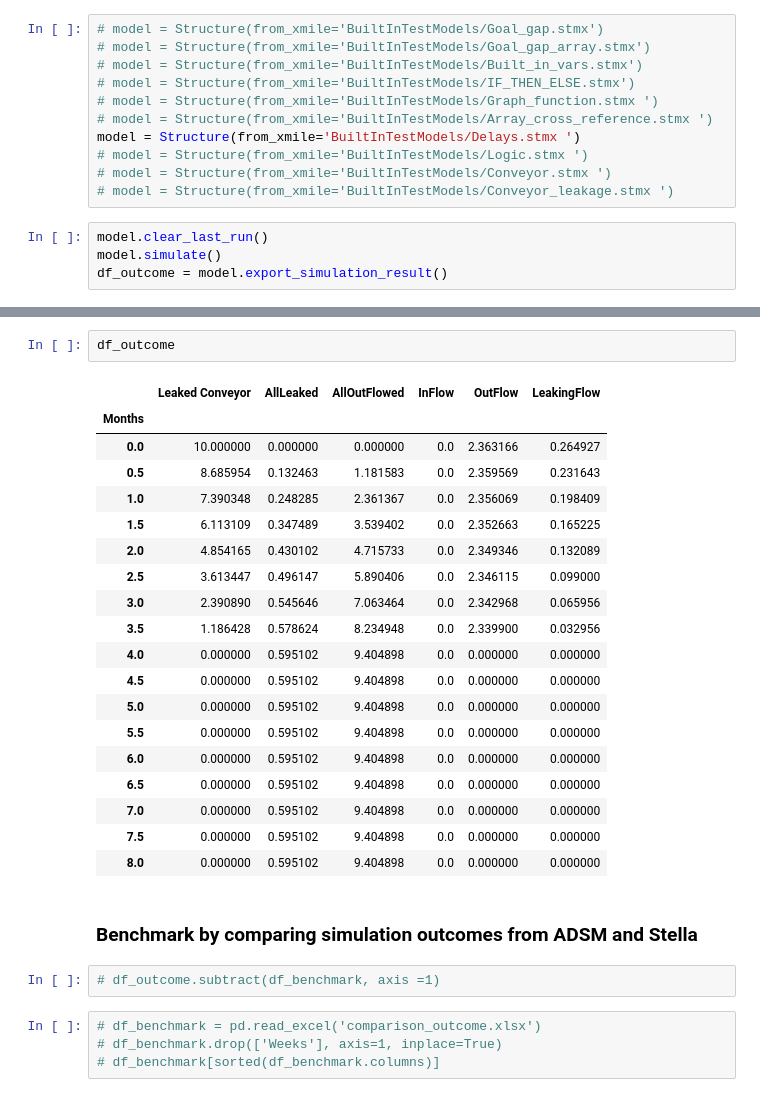
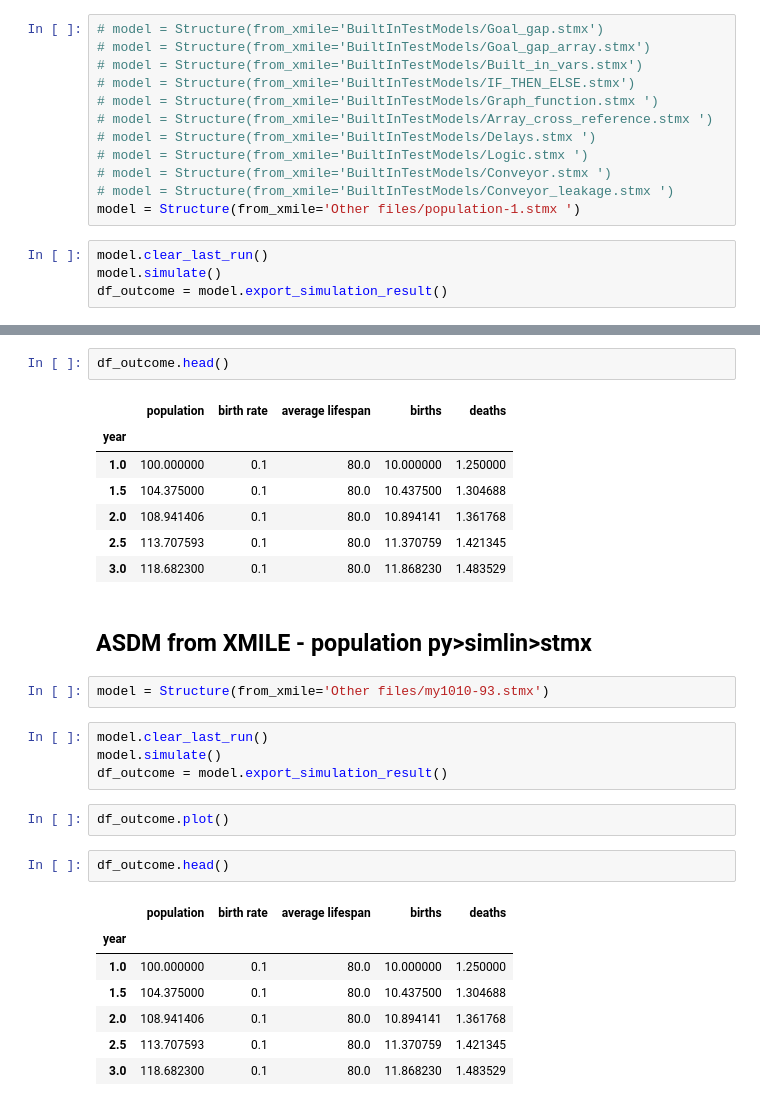
Before and after one commit to nhsx/ASDM, a Jupyter notebook: 3-From_XMILE.ipynb, the cells around one changed output, grey strips where cells are left out. Saved outputs shown, nothing was run; the diff lists cells and outputs as text.

```diff
--- a/3-From_XMILE.ipynb
+++ b/3-From_XMILE.ipynb
@@ -9,10 +11,11 @@ pd.options.display.max_columns = 100
 # model = Structure(from_xmile='BuiltInTestModels/IF_THEN_ELSE.stmx')
 # model = Structure(from_xmile='BuiltInTestModels/Graph_function.stmx ')
 # model = Structure(from_xmile='BuiltInTestModels/Array_cross_reference.stmx ')
-model = Structure(from_xmile='BuiltInTestModels/Delays.stmx ')
+# model = Structure(from_xmile='BuiltInTestModels/Delays.stmx ')
 # model = Structure(from_xmile='BuiltInTestModels/Logic.stmx ')
 # model = Structure(from_xmile='BuiltInTestModels/Conveyor.stmx ')
 # model = Structure(from_xmile='BuiltInTestModels/Conveyor_leakage.stmx ')
+model = Structure(from_xmile='Other files/population-1.stmx ')
 # %%
 model.clear_last_run()
 model.simulate()
@@ -33,30 +28,30 @@ df_outcome.plot()
 # %%
-df_outcome
+df_outcome.head()
 # %% [output]
-|  | Leaked Conveyor | AllLeaked | AllOutFlowed | InFlow | OutFlow | LeakingFlow |
-| Months |  |  |  |  |  |  |
-| 0.0 | 10.000000 | 0.000000 | 0.000000 | 0.0 | 2.363166 | 0.264927 |
-| 0.5 | 8.685954 | 0.132463 | 1.181583 | 0.0 | 2.359569 | 0.231643 |
-| 1.0 | 7.390348 | 0.248285 | 2.361367 | 0.0 | 2.356069 | 0.198409 |
-| 1.5 | 6.113109 | 0.347489 | 3.539402 | 0.0 | 2.352663 | 0.165225 |
-| 2.0 | 4.854165 | 0.430102 | 4.715733 | 0.0 | 2.349346 | 0.132089 |
-| 2.5 | 3.613447 | 0.496147 | 5.890406 | 0.0 | 2.346115 | 0.099000 |
-| 3.0 | 2.390890 | 0.545646 | 7.063464 | 0.0 | 2.342968 | 0.065956 |
-| 3.5 | 1.186428 | 0.578624 | 8.234948 | 0.0 | 2.339900 | 0.032956 |
-| 4.0 | 0.000000 | 0.595102 | 9.404898 | 0.0 | 0.000000 | 0.000000 |
-| 4.5 | 0.000000 | 0.595102 | 9.404898 | 0.0 | 0.000000 | 0.000000 |
-| 5.0 | 0.000000 | 0.595102 | 9.404898 | 0.0 | 0.000000 | 0.000000 |
-| 5.5 | 0.000000 | 0.595102 | 9.404898 | 0.0 | 0.000000 | 0.000000 |
-| 6.0 | 0.000000 | 0.595102 | 9.404898 | 0.0 | 0.000000 | 0.000000 |
-| 6.5 | 0.000000 | 0.595102 | 9.404898 | 0.0 | 0.000000 | 0.000000 |
-| 7.0 | 0.000000 | 0.595102 | 9.404898 | 0.0 | 0.000000 | 0.000000 |
-| 7.5 | 0.000000 | 0.595102 | 9.404898 | 0.0 | 0.000000 | 0.000000 |
-| 8.0 | 0.000000 | 0.595102 | 9.404898 | 0.0 | 0.000000 | 0.000000 |
+|  | population | birth rate | average lifespan | births | deaths |
+| year |  |  |  |  |  |
+| 1.0 | 100.000000 | 0.1 | 80.0 | 10.000000 | 1.250000 |
+| 1.5 | 104.375000 | 0.1 | 80.0 | 10.437500 | 1.304688 |
+| 2.0 | 108.941406 | 0.1 | 80.0 | 10.894141 | 1.361768 |
+| 2.5 | 113.707593 | 0.1 | 80.0 | 11.370759 | 1.421345 |
+| 3.0 | 118.682300 | 0.1 | 80.0 | 11.868230 | 1.483529 |
-# %% [markdown]
-### Benchmark by comparing simulation outcomes from ADSM and Stella
-# %%
-# df_outcome.subtract(df_benchmark, axis =1)
-# %%
-# df_benchmark = pd.read_excel('comparison_outcome.xlsx')
-# df_benchmark.drop(['Weeks'], axis=1, inplace=True)
-# df_benchmark[sorted(df_benchmark.columns)]
+# %% [markdown]
+## ASDM from XMILE - population py>simlin>stmx
+# %%
+model = Structure(from_xmile='Other files/my1010-93.stmx')
+# %%
+model.clear_last_run()
+model.simulate()
+df_outcome = model.export_simulation_result()
+# %%
+df_outcome.plot()
+# %%
+df_outcome.head()
+# %% [output]
+|  | population | birth rate | average lifespan | births | deaths |
+| year |  |  |  |  |  |
+| 1.0 | 100.000000 | 0.1 | 80.0 | 10.000000 | 1.250000 |
+| 1.5 | 104.375000 | 0.1 | 80.0 | 10.437500 | 1.304688 |
+| 2.0 | 108.941406 | 0.1 | 80.0 | 10.894141 | 1.361768 |
+| 2.5 | 113.707593 | 0.1 | 80.0 | 11.370759 | 1.421345 |
+| 3.0 | 118.682300 | 0.1 | 80.0 | 11.868230 | 1.483529 |
```
Also changed, not shown: parts of 4 cells of this notebook, 26 other files.
